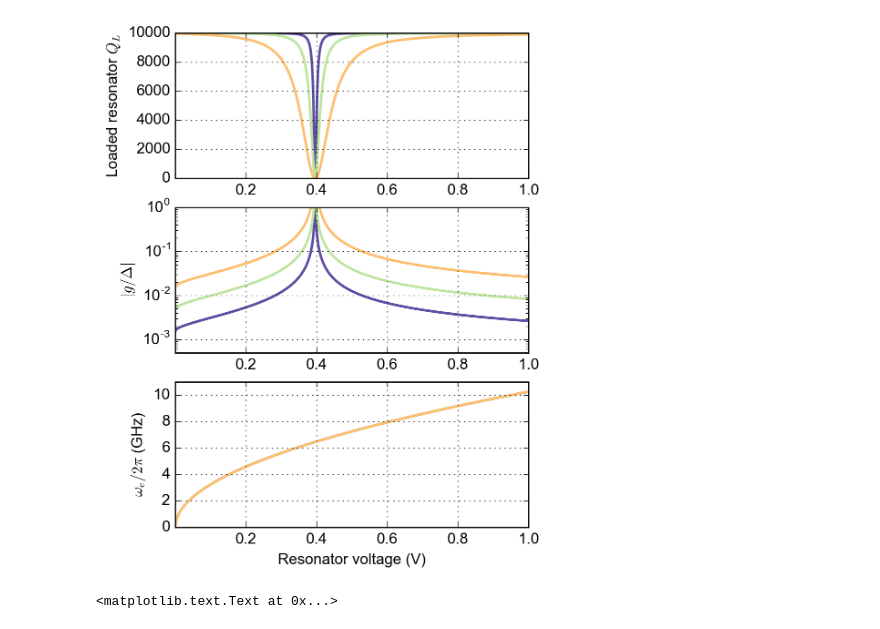
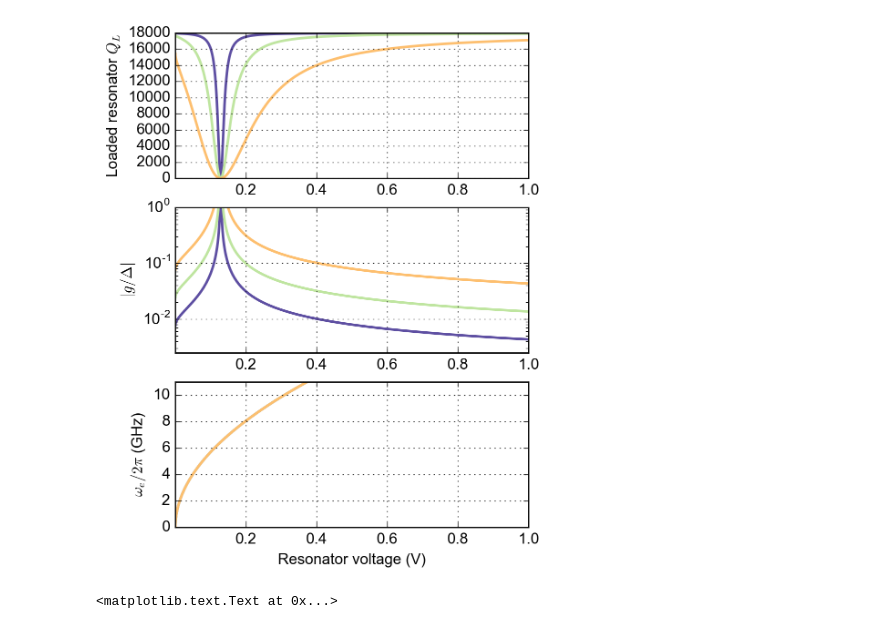
Before and after one commit to gkoolstra/ipython-notebooks, a Jupyter notebook: 20170609 - Q vs voltage explained.ipynb, the cells around one changed output. Saved outputs shown, nothing was run; the diff lists cells and outputs as text; code cells hidden in the pictures.

```diff
--- a/20170609 - Q vs voltage explained.ipynb
+++ b/20170609 - Q vs voltage explained.ipynb
@@ -43,39 +43,39 @@ common.configure_axes(12)
 f0 = 6.45E9
 delta = 2*np.pi*np.linspace(-f0, 20e9, 1E4)
 omega0 = 2*np.pi*f0
-gamma = 2*np.pi*1e7
+#gamma = 2*np.pi*1e7
 
-V_axis = omegae2volts(f0 + delta/(2*np.pi), f_electron_1V=10.25E9)
+V_axis = omegae2volts(f0 + delta/(2*np.pi), f_electron_1V=18E9)#f_electron_1V=10.25E9)
 
 for n in N:
-    g = np.sqrt(n) * 2*np.pi*1E5
+    g = np.sqrt(n) * 2*np.pi*5e5
     Qs = Qeff(delta, gamma, g, omega0)
     plt.subplot(311)
-    plt.plot(V_axis, Qtot(Qs, 1E4), lw=2.0)
+    plt.plot(V_axis, Qtot(Qs, 1.8E4), lw=2.0)
 
     plt.subplot(312)
     plt.plot(V_axis, np.abs(g/delta), lw=2.0)
     plt.xlim(np.min(V_axis), 1.0)#np.max(V_axis))
     plt.yscale('log')
     plt.ylabel(r"$|g/\Delta|$")
     plt.grid()
     plt.ylim(-1, 1)
 
 
     plt.subplot(313)
     plt.plot(V_axis, (f0 + delta/(2*np.pi))/1E9, lw=2.0)
     plt.ylim(0, 11)
     plt.xlim(np.min(V_axis), 1.0)#np.max(V_axis))
     plt.ylabel("$\omega_e/2\pi$ (GHz)")
     plt.xlabel("Resonator voltage (V)")
     plt.grid()
 
 plt.subplot(311)
 plt.xlim(np.min(V_axis), 1.0)#np.max(V_axis))
 plt.ylabel("Loaded resonator $Q_L$")
 plt.grid()
 # %% [output]
-[figure, old version]
+[figure, new version]
 # %%
 def random_f0(mu, sigma):
     return mu + sigma*np.random.randn()
```
Also changed, not shown: parts of 3 cells of this notebook, 5 other files.
